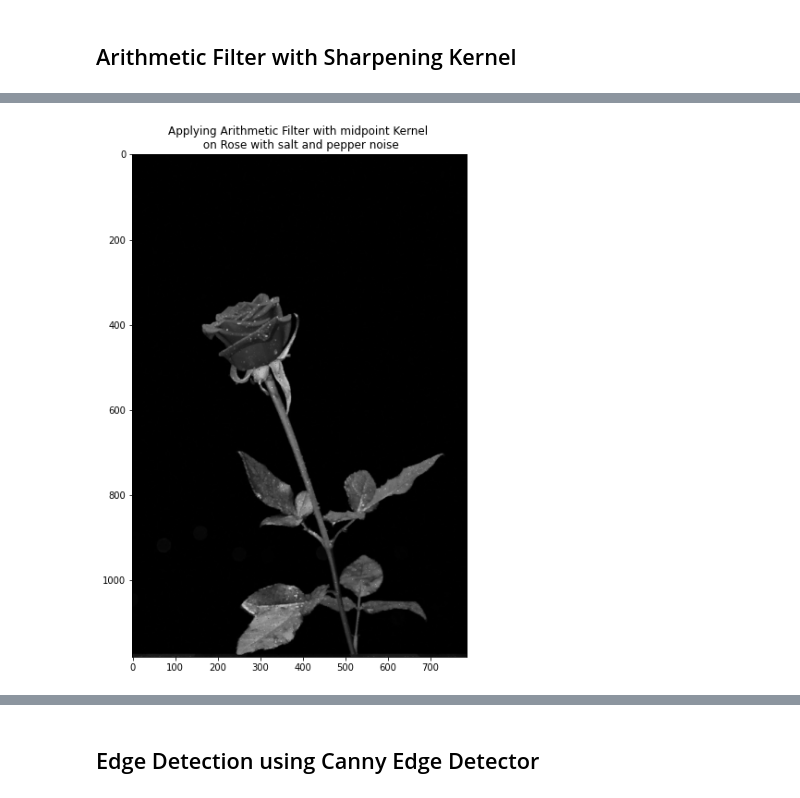
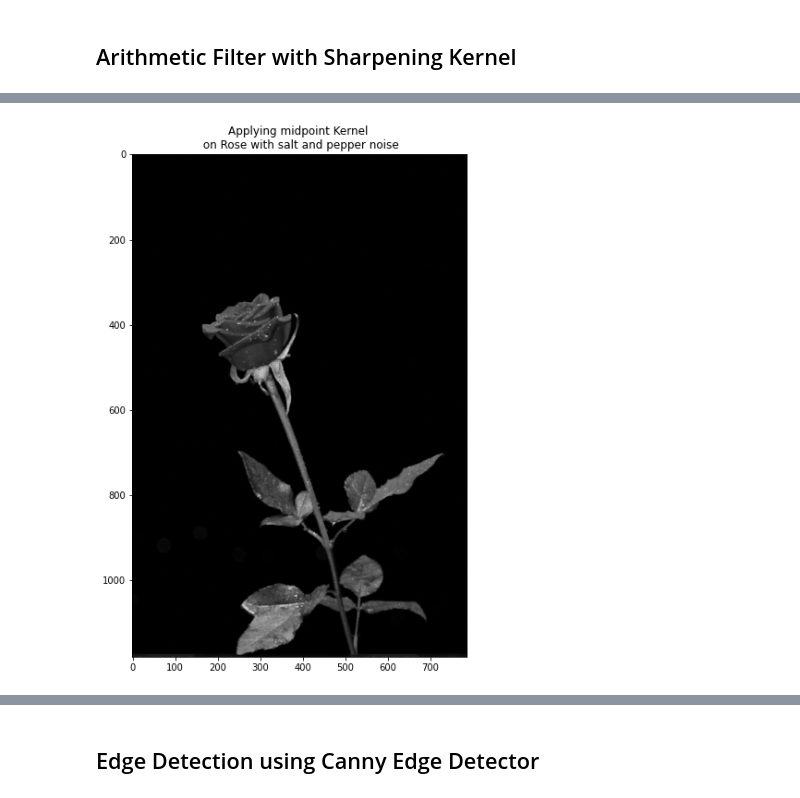
Before and after one commit to chuanqichen/AI_is_Math, a Jupyter notebook: midterm/mid_term.ipynb, the cells around one changed output, grey strips where cells are left out. Saved outputs shown, nothing was run; the diff lists cells and outputs as text; code cells hidden in the pictures.

```diff
--- a/midterm/mid_term.ipynb
+++ b/midterm/mid_term.ipynb
@@ -240,17 +244,17 @@ plt.show()
 # %%
 from scipy.ndimage import maximum_filter, minimum_filter
 
 def midpoint(img):
     maxf = maximum_filter(img, (3, 3))
     minf = minimum_filter(img, (3, 3))
     midpoint = (maxf + minf) / 2
     return midpoint
 
 img_midpoint = midpoint(sp_05)
 
 plt.figure(figsize=figsize)
 plt.imshow(img_midpoint,'gray')
-plt.title("Applying Arithmetic Filter with midpoint Kernel \n on Rose with salt and pepper noise")
+plt.title("Applying midpoint Kernel \n on Rose with salt and pepper noise")
 plt.show()
 # %% [output]
-[figure, old version]
+[figure, new version]
```
Also changed, not shown: parts of 6 cells of this notebook.
